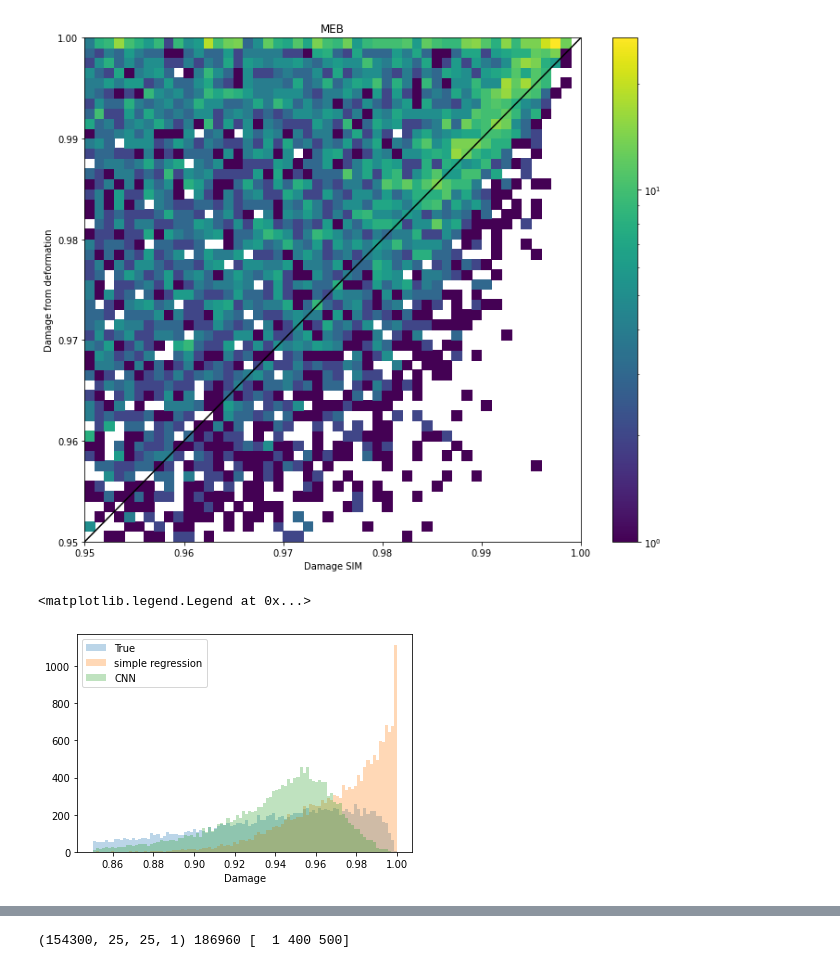
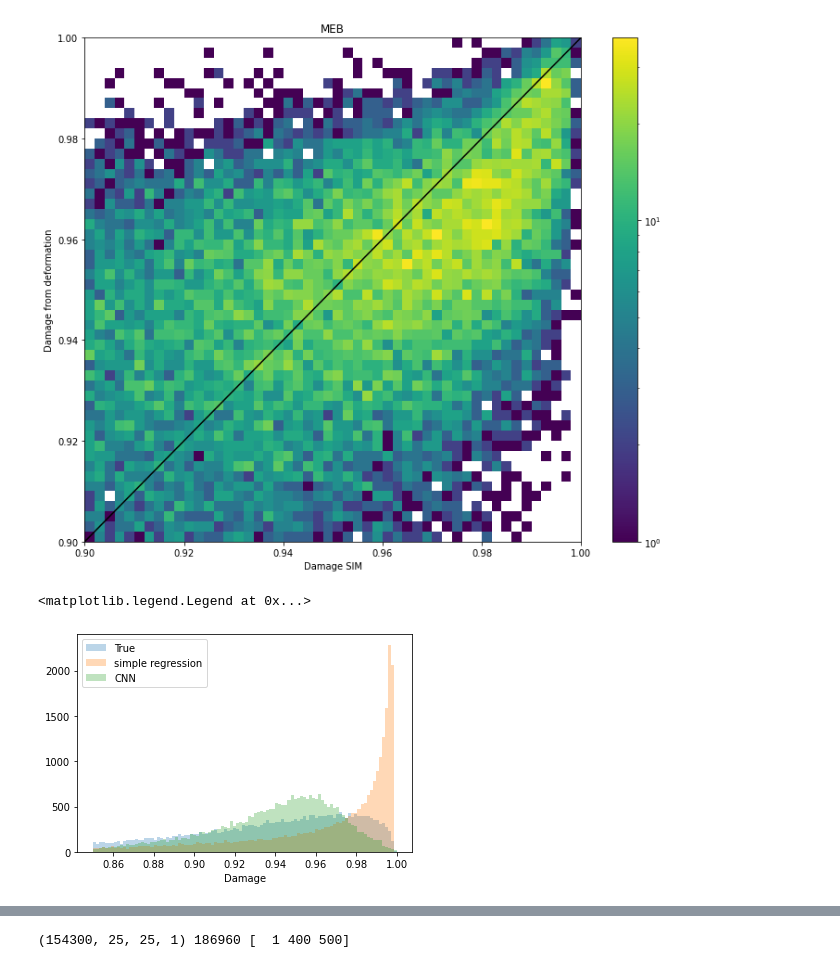
Before and after one commit to nansencenter/SID-NN, a Jupyter notebook: training.ipynb, the cells around one changed output, grey strips where cells are left out. Drawn from its saved outputs; the diff is of its cells as text; code cells hidden in the pictures.

```diff
--- a/training.ipynb
+++ b/training.ipynb
@@ -40,0 +106,7 @@ Xtrain, Xval, ytrain, yval = train_test_split(X, y,
+# %%
+Xtrain, Xval, ytrain, yval = train_test_split(X, y,
+                                                    test_size = test_size,
+                                                    random_state = split_seed)
+
+print(f"Number of training samples: {X.shape[0]}")
+print(f"Number of validation samples: {X.shape[0]}")
@@ -40,0 +132,15 @@ Xtrain, Xval, ytrain, yval = train_test_split(X, y,
+# %%
+def reg_ak(dd):
+    return np.clip(1.01 - 0.008/(10**dd)**0.3,0,1)
+
+xpoint = np.array([-3, -2.5, -2, -1.5, -1,  0])
+ypoint = np.array([.72, .25, -0.2, -.5, -0.7, -0.85])
+coef = np.polyfit(xpoint, ypoint, 2)
+print (f'Coefficients of the polynomial fit: {coef}')
+
+def reg_jb(x):
+    y = np.poly1d(coef)(x)
+    lim = -coef[1]/(2*coef[0])
+    y[x>lim] = np.poly1d(coef)(lim)
+    y[x<-3.2] = np.poly1d(coef)(-3.2)
+    return denorm(y)
@@ -58,13 +202,0 @@ reg_demo = ak.AutoModel(
-# %%
-pretrained = False
-
-if pretrained:
-    model = load_model('reg2/model_autokeras')
-
-else:
-    reg_demo.fit(
-        Xtrain,
-        ytrain,
-        validation_data=(Xval, yval),
-        epochs = 10)
-    model = reg_demo.export_model()
@@ -143,4 +230,8 @@ model.evaluate(Xval, yval, batch_size=20)
 # %%
 ypredict = denorm(model.predict(Xval))
+# %%
+
+y_ak = reg_ak(Xval[:,dsize//2,dsize//2,0])
+y_jb = reg_jb(Xval[:,dsize//2,dsize//2,0])
 # %%
 import seaborn as sns
@@ -181,7 +285,7 @@ plt.legend()
 # %%
-lims = [0.95, 1]
+lims = [0.9, 1]
 plt.figure(figsize=(12,10))
-plt.hist2d(denorm(yval.ravel()),yreg.ravel(),  50, [lims, lims], norm=matplotlib.colors.LogNorm())
+plt.hist2d(denorm(yval.ravel()),ypredict.ravel(),  50, [lims, lims], norm=matplotlib.colors.LogNorm())
 plt.colorbar()
 plt.plot(lims, lims, 'k-')
 plt.ylabel('Damage from deformation')
@@ -189,22 +293,22 @@ plt.xlabel('Damage SIM')
 plt.title('MEB')
 plt.show()
 # %% [output]
-[figure, old version]
+[figure, new version]
 # %%
 bins = 100
 
 dd = denorm(yval.ravel())
 lims = [.85, 1]
 
 plt.hist(dd, bins,  lims, alpha=0.3, label='True')
-plt.hist(yreg.ravel(), bins,  lims, alpha=0.3, label='simple regression')
+plt.hist(y_jb.ravel(), bins,  lims, alpha=0.3, label='simple regression')
 plt.hist(ypredict.ravel(), bins,  lims, alpha=0.3, label='CNN')
 
 plt.xlabel('Damage')
 plt.legend()
 # %% [output]
 <matplotlib.legend.Legend at 0x...>
-[figure, old version]
+[figure, new version]
 # %%
 #from eli5.permutation_importance import get_score_importances
 
```
Also changed, not shown: parts of 42 cells of this notebook, 3 other files.
